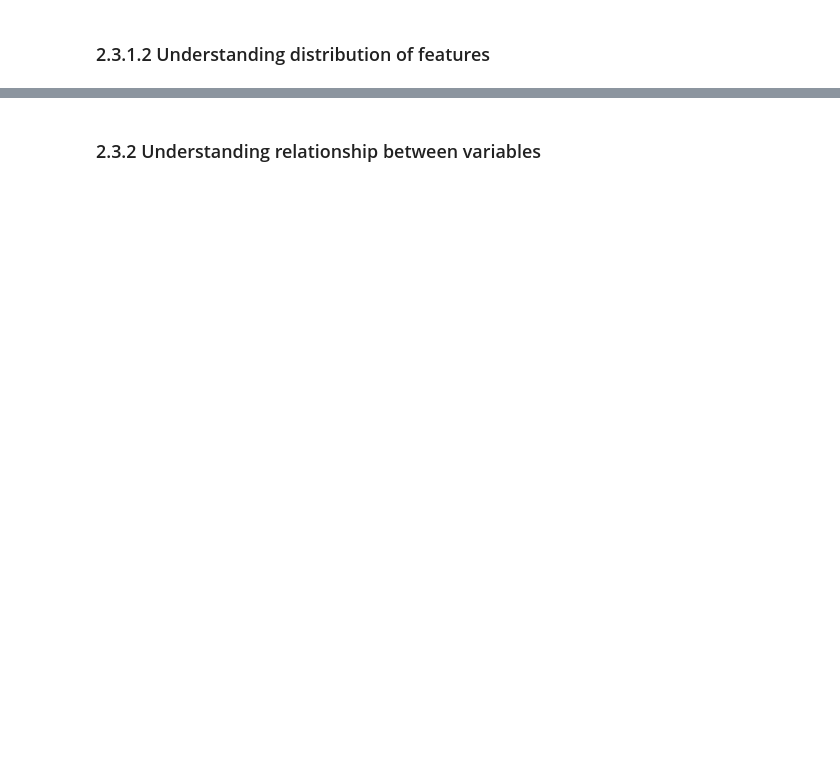
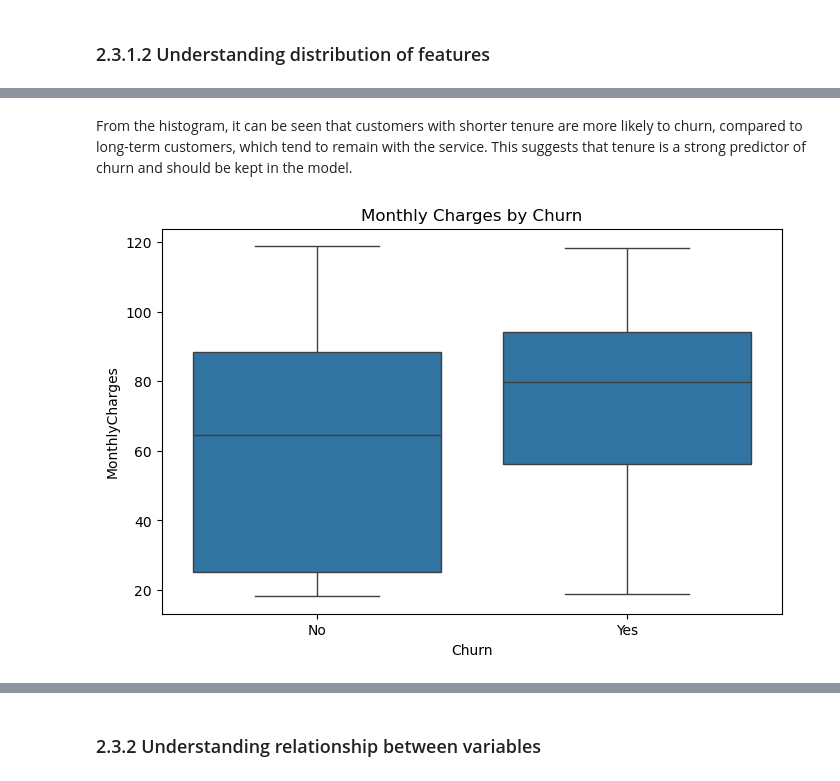
Before and after one commit to AWX-TP/mldp-project, a Jupyter notebook: MLDP Program Codes Submission Template.ipynb, the cells around one changed output, grey strips where cells are left out. Drawn from its saved outputs; the diff is of its cells as text; code cells hidden in the pictures; blank space fills up the shorter version.

```diff
--- a/MLDP Program Codes Submission Template.ipynb
+++ b/MLDP Program Codes Submission Template.ipynb
@@ -54,0 +186,10 @@ Goal: ?
+# %% [markdown]
+From the histogram, it can be seen that customers with shorter tenure are more likely to churn, compared to long-term customers, which tend to remain with the service. This suggests that tenure is a strong predictor of churn and should be kept in the model.
+# %%
+## Plot boxplots for Monthly Charges vs Churn (numeric)
+plt.figure(figsize=(8,5))
+sns.boxplot(x="Churn", y="MonthlyCharges", data=df)
+plt.title("Monthly Charges by Churn")
+plt.show()
+# %% [output]
+[figure, added]
```
Also changed, not shown: parts of 30 cells of this notebook.
